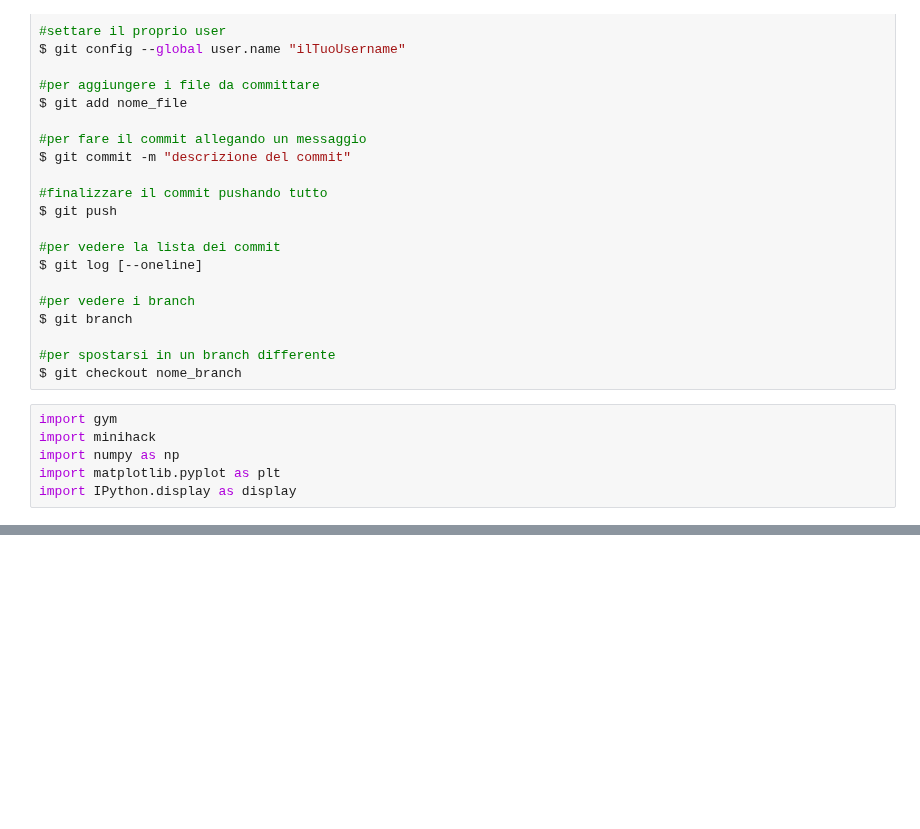
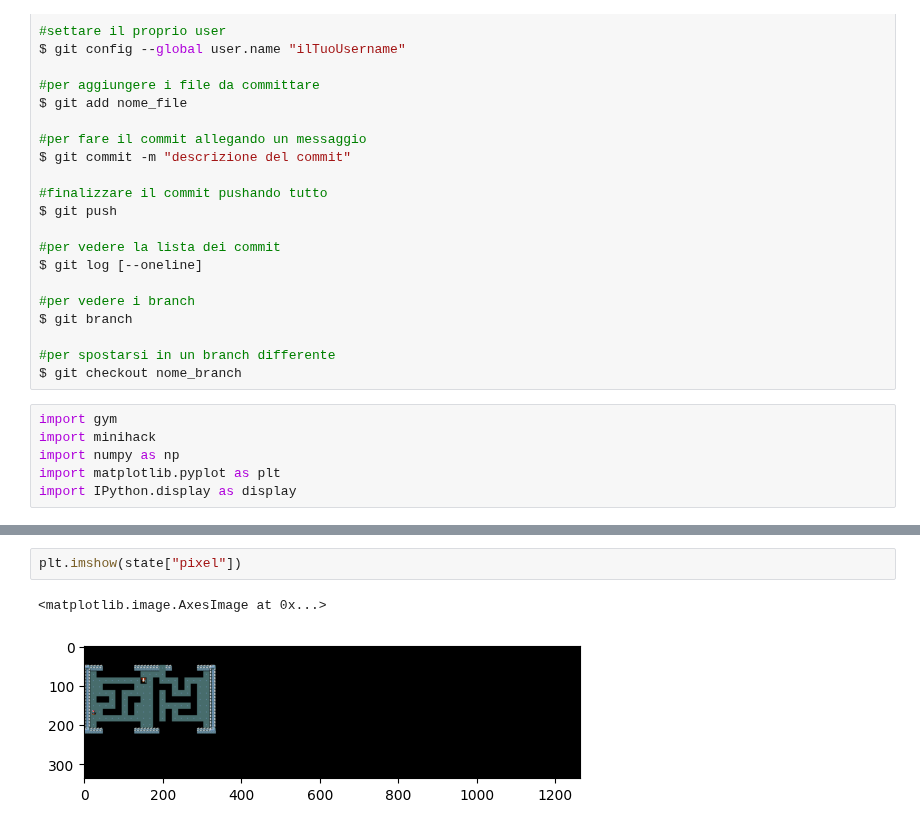
Before and after one commit to fefex302/AIF_minihack_project, a Jupyter notebook: observations.ipynb, the cells around one changed output, grey strips where cells are left out. Drawn from its saved outputs; the diff is of its cells as text; blank space fills up the shorter version.

```diff
--- a/observations.ipynb
+++ b/observations.ipynb
@@ -32,0 +57,5 @@ import IPython.display as display
+# %%
+plt.imshow(state["pixel"])
+# %% [output]
+<matplotlib.image.AxesImage at 0x...>
+[figure, added]
```
Also changed, not shown: parts of 16 cells of this notebook, 2 other files.
